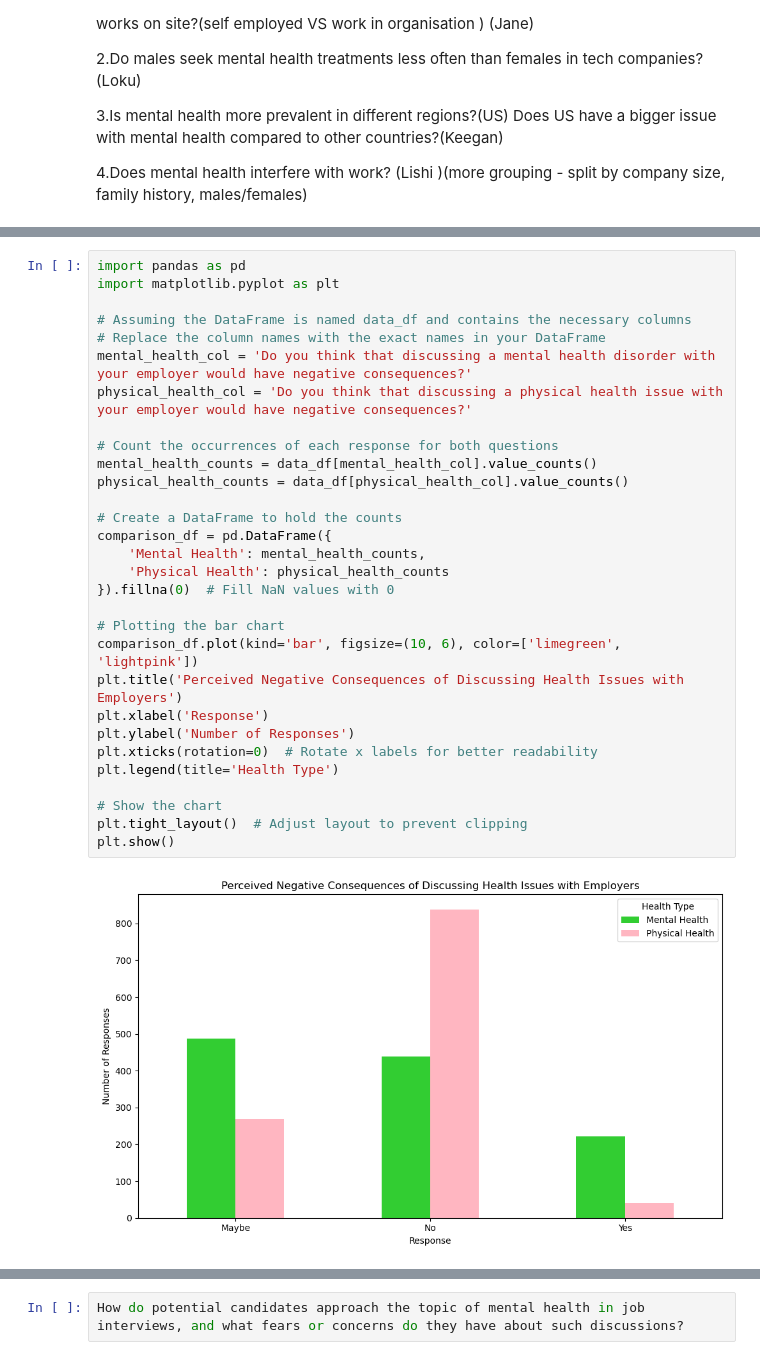
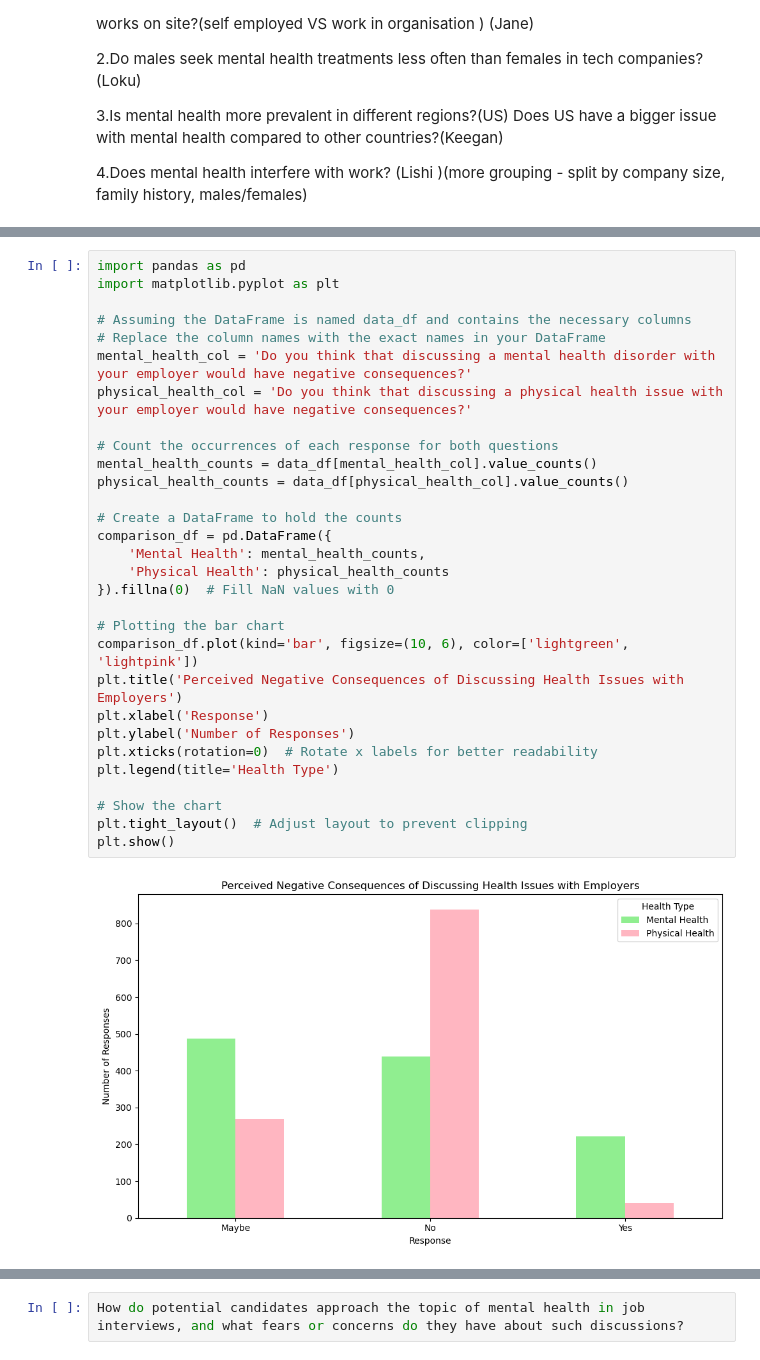
Before and after one commit to Keegawho198/Project-1_Mental-Health, a Jupyter notebook: Jane.ipynb, the cells around one changed output, grey strips where cells are left out. Drawn from its saved outputs; the diff is of its cells as text.

```diff
--- a/Jane.ipynb
+++ b/Jane.ipynb
@@ -84,32 +40,32 @@ How do employees perceive their workplace culture regarding mental health?
 # %%
 import pandas as pd
 import matplotlib.pyplot as plt
 
 # Assuming the DataFrame is named data_df and contains the necessary columns
 # Replace the column names with the exact names in your DataFrame
 mental_health_col = 'Do you think that discussing a mental health disorder with your employer would have negative consequences?'
 physical_health_col = 'Do you think that discussing a physical health issue with your employer would have negative consequences?'
 
 # Count the occurrences of each response for both questions
 mental_health_counts = data_df[mental_health_col].value_counts()
 physical_health_counts = data_df[physical_health_col].value_counts()
 
 # Create a DataFrame to hold the counts
 comparison_df = pd.DataFrame({
     'Mental Health': mental_health_counts,
     'Physical Health': physical_health_counts
 }).fillna(0)  # Fill NaN values with 0
 
 # Plotting the bar chart
-comparison_df.plot(kind='bar', figsize=(10, 6), color=['limegreen', 'lightpink'])
+comparison_df.plot(kind='bar', figsize=(10, 6), color=['lightgreen', 'lightpink'])
 plt.title('Perceived Negative Consequences of Discussing Health Issues with Employers')
 plt.xlabel('Response')
 plt.ylabel('Number of Responses')
 plt.xticks(rotation=0)  # Rotate x labels for better readability
 plt.legend(title='Health Type')
 
 # Show the chart
 plt.tight_layout()  # Adjust layout to prevent clipping
 plt.show()
 # %% [output]
-[figure, old version]
+[figure, new version]
```
Also changed, not shown: parts of 10 cells of this notebook.
